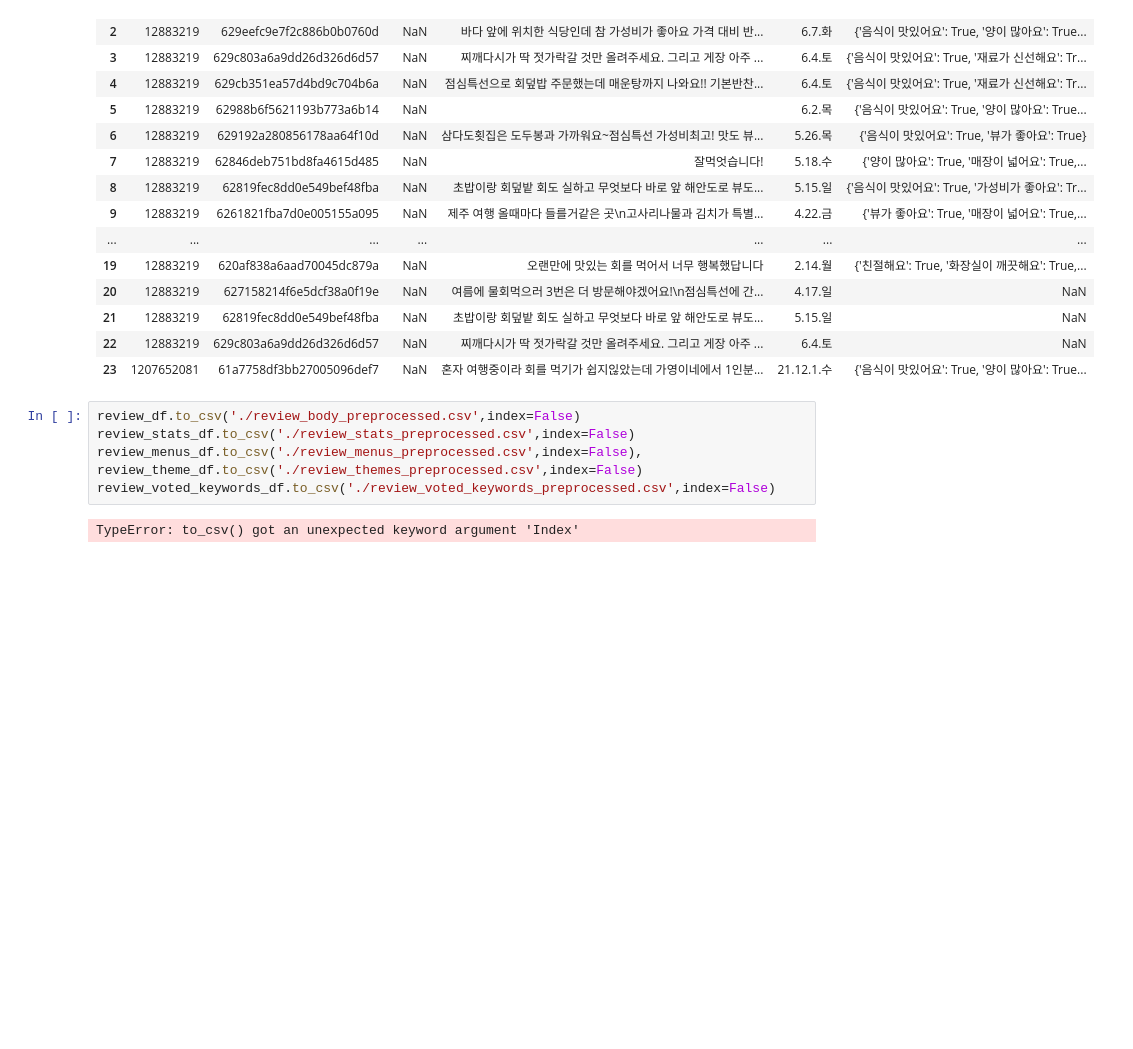
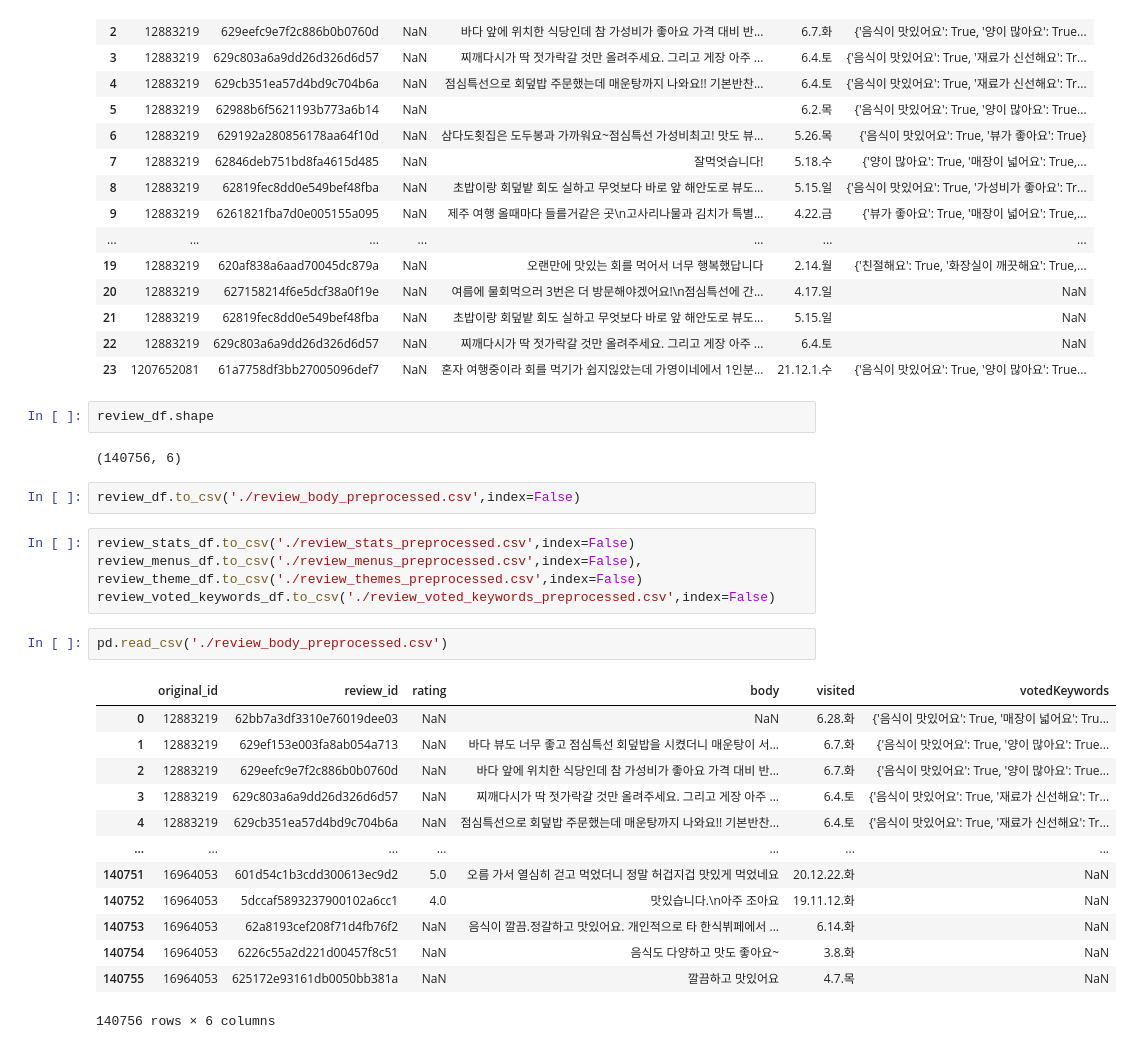
Before and after one commit to j1w1s28/jeju_project, a Jupyter notebook: data/analyze/네이버음식점리뷰전처리.ipynb, the cells around one changed output. Cells and saved outputs as stored; diff of their text form; blank space fills up the shorter version.

```diff
--- a/data/analyze/네이버음식점리뷰전처리.ipynb
+++ b/data/analyze/네이버음식점리뷰전처리.ipynb
@@ -226,11 +244,30 @@ review_df.head(24)
 | 21 | 12883219 | 62819fec8dd0e549bef48fba | NaN | 초밥이랑 회덮밭 회도 실하고 무엇보다 바로 앞 해안도로 뷰도... | 5.15.일 | NaN |
 | 22 | 12883219 | 629c803a6a9dd26d326d6d57 | NaN | 찌깨다시가 딱 젓가락갈 것만 올려주세요. 그리고 게장 아주 ... | 6.4.토 | NaN |
 | 23 | 1207652081 | 61a7758df3bb27005096def7 | NaN | 혼자 여행중이라 회를 먹기가 쉽지읺았는데 가영이네에서 1인분... | 21.12.1.수 | {'음식이 맛있어요': True, '양이 많아요': True... |
+# %%
+review_df.shape
+# %% [output]
+(140756, 6)
+# %%
+review_df.to_csv('./review_body_preprocessed.csv',index=False)
 # %%
-review_df.to_csv('./review_body_preprocessed.csv',index=False)
 review_stats_df.to_csv('./review_stats_preprocessed.csv',index=False)
 review_menus_df.to_csv('./review_menus_preprocessed.csv',index=False),
 review_theme_df.to_csv('./review_themes_preprocessed.csv',index=False)
 review_voted_keywords_df.to_csv('./review_voted_keywords_preprocessed.csv',index=False)
-# %% [output]
-TypeError: to_csv() got an unexpected keyword argument 'Index'
+# %%
+pd.read_csv('./review_body_preprocessed.csv')
+# %% [output]
+|  | original_id | review_id | rating | body | visited | votedKeywords |
+| 0 | 12883219 | 62bb7a3df3310e76019dee03 | NaN | NaN | 6.28.화 | {'음식이 맛있어요': True, '매장이 넓어요': Tru... |
+| 1 | 12883219 | 629ef153e003fa8ab054a713 | NaN | 바다 뷰도 너무 좋고 점심특선 회덮밥을 시켰더니 매운탕이 서... | 6.7.화 | {'음식이 맛있어요': True, '양이 많아요': True... |
+| 2 | 12883219 | 629eefc9e7f2c886b0b0760d | NaN | 바다 앞에 위치한 식당인데 참 가성비가 좋아요 가격 대비 반... | 6.7.화 | {'음식이 맛있어요': True, '양이 많아요': True... |
+| 3 | 12883219 | 629c803a6a9dd26d326d6d57 | NaN | 찌깨다시가 딱 젓가락갈 것만 올려주세요. 그리고 게장 아주 ... | 6.4.토 | {'음식이 맛있어요': True, '재료가 신선해요': Tr... |
+| 4 | 12883219 | 629cb351ea57d4bd9c704b6a | NaN | 점심특선으로 회덮밥 주문했는데 매운탕까지 나와요!! 기본반찬... | 6.4.토 | {'음식이 맛있어요': True, '재료가 신선해요': Tr... |
+| ... | ... | ... | ... | ... | ... | ... |
+| 140751 | 16964053 | 601d54c1b3cdd300613ec9d2 | 5.0 | 오름 가서 열심히 걷고 먹었더니 정말 허겁지겁 맛있게 먹었네요 | 20.12.22.화 | NaN |
+| 140752 | 16964053 | 5dccaf5893237900102a6cc1 | 4.0 | 맛있습니다.\n아주 조아요 | 19.11.12.화 | NaN |
+| 140753 | 16964053 | 62a8193cef208f71d4fb76f2 | NaN | 음식이 깔끔.정갈하고 맛있어요. 개인적으로 타 한식뷔페에서 ... | 6.14.화 | NaN |
+| 140754 | 16964053 | 6226c55a2d221d00457f8c51 | NaN | 음식도 다양하고 맛도 좋아요~ | 3.8.화 | NaN |
+| 140755 | 16964053 | 625172e93161db0050bb381a | NaN | 깔끔하고 맛있어요 | 4.7.목 | NaN |
+140756 rows × 6 columns
```
Also changed, not shown: parts of 1 cell of this notebook, 14 other files.
